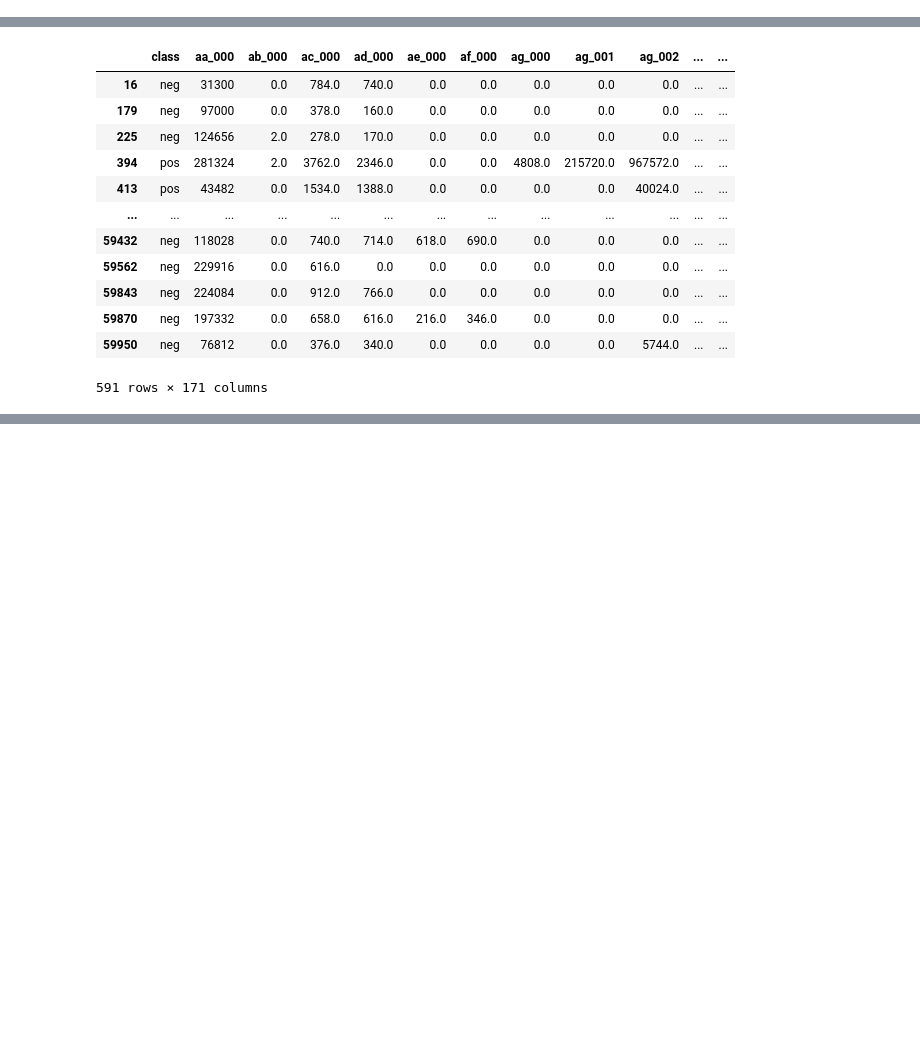
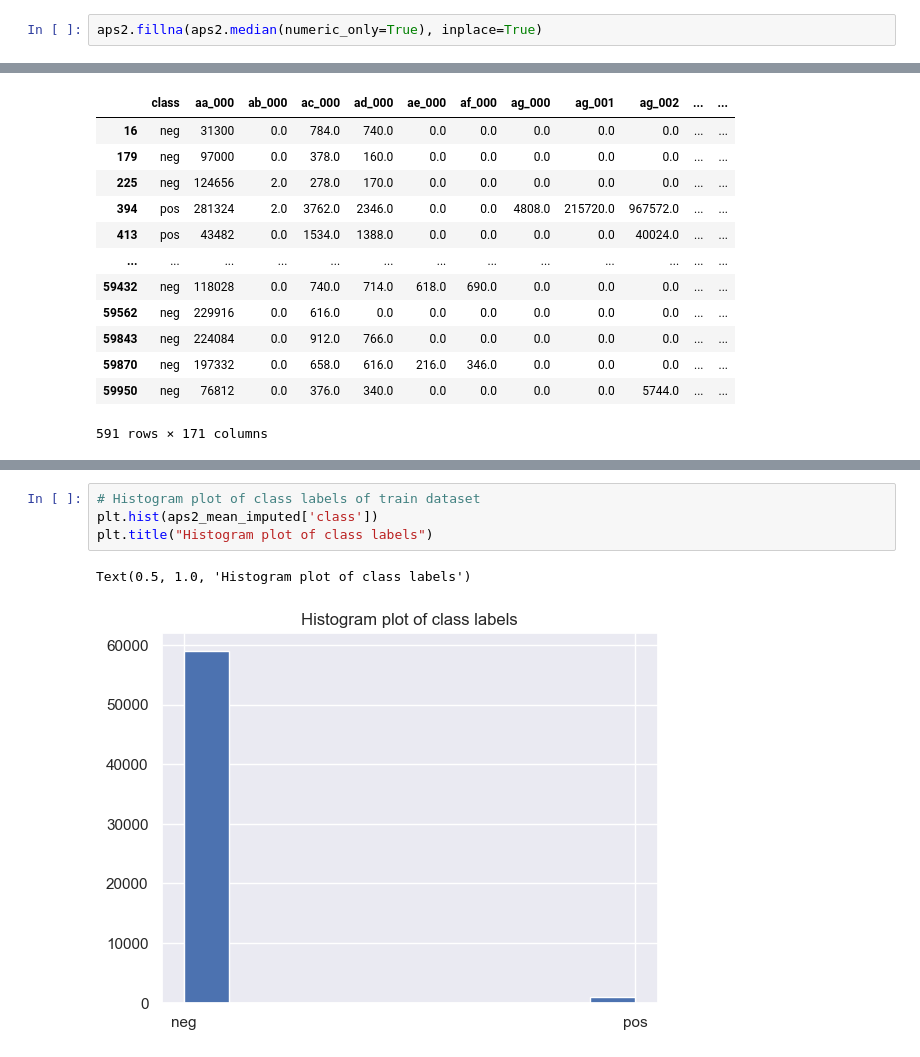
Before and after one commit to FedericoAriton99/CA-1-Data-Preparation, a Jupyter notebook: CA 1 Python.ipynb, the cells around one changed output, grey strips where cells are left out. Saved outputs shown, nothing was run; the diff lists cells and outputs as text; blank space fills up the shorter version.

```diff
--- a/CA 1 Python.ipynb
+++ b/CA 1 Python.ipynb
@@ -148,0 +142,2 @@ AttributeError: 'DataFrame' object has no attribute 'Make'
+# %%
+aps2.fillna(aps2.median(numeric_only=True), inplace=True)
@@ -318,0 +351,7 @@ aps2_cleaned2
+# %%
+# Histogram plot of class labels of train dataset
+plt.hist(aps2_mean_imputed['class'])
+plt.title("Histogram plot of class labels")
+# %% [output]
+Text(0.5, 1.0, 'Histogram plot of class labels')
+[figure, added]
```
Also changed, not shown: parts of 14 cells of this notebook.
